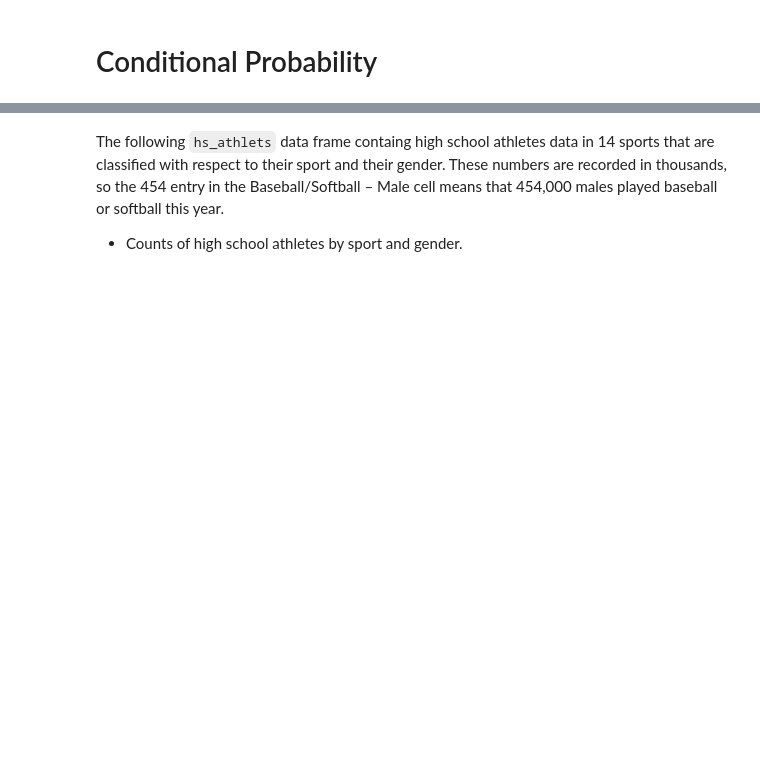
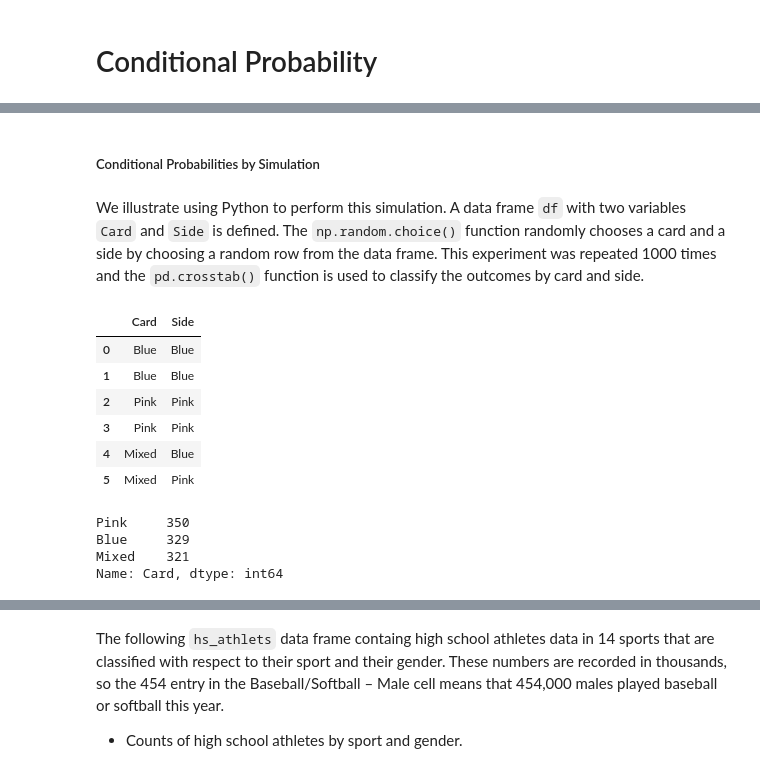
Before and after one commit to pacoraggio/ProbabilityAndBayesianModelingWithPython, a Jupyter notebook: 03_conditional_probability.ipynb, the cells around one changed output, grey strips where cells are left out. Drawn from its saved outputs; the diff is of its cells as text; code cells hidden in the pictures; blank space fills up the shorter version.

```diff
--- a/03_conditional_probability.ipynb
+++ b/03_conditional_probability.ipynb
@@ -6,0 +13,19 @@ Suppose one has three cards – one card is blue on both sides, one card is pink
+# %% [markdown]
+##### Conditional Probabilities by Simulation
+# %% [markdown]
+We illustrate using Python to perform this simulation. A data frame `df` with two variables `Card` and `Side` is defined. The `np.random.choice()` function randomly chooses a card and a side by choosing a random row from the data frame. This experiment was repeated 1000 times and the `pd.crosstab()` function is used to classify the outcomes by card and side.
+# %%
+import pandas as pd
+
+df = pd.DataFrame({'Card':['Blue', 'Blue', 'Pink', 'Pink', 'Mixed','Mixed'],
+                  'Side':['Blue','Blue', 'Pink','Pink','Blue','Pink']})
+# %%
+df
+# %% [output]
+|  | Card | Side |
+| 0 | Blue | Blue |
+| 1 | Blue | Blue |
+| 2 | Pink | Pink |
+| 3 | Pink | Pink |
+| 4 | Mixed | Blue |
+| 5 | Mixed | Pink |
@@ -6,0 +38,7 @@ Suppose one has three cards – one card is blue on both sides, one card is pink
+# %%
+cards['Card'].value_counts()
+# %% [output]
+Pink     350
+Blue     329
+Mixed    321
+Name: Card, dtype: int64
```
Also changed, not shown: parts of 10 cells of this notebook.
